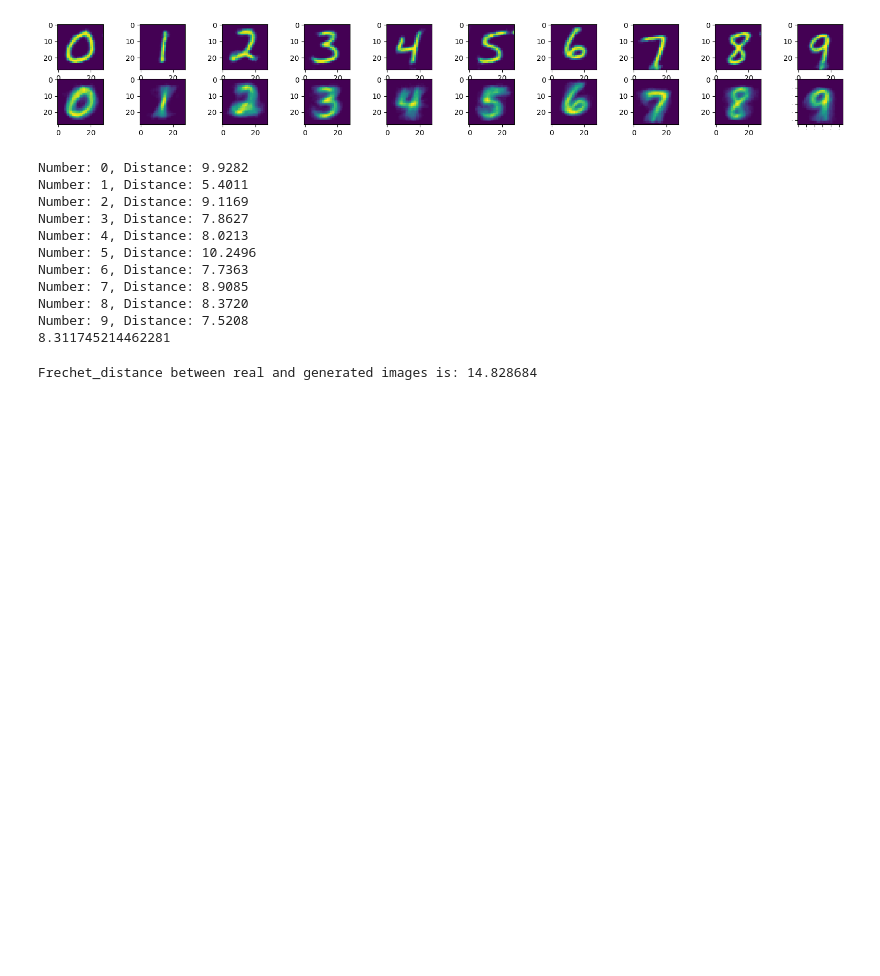
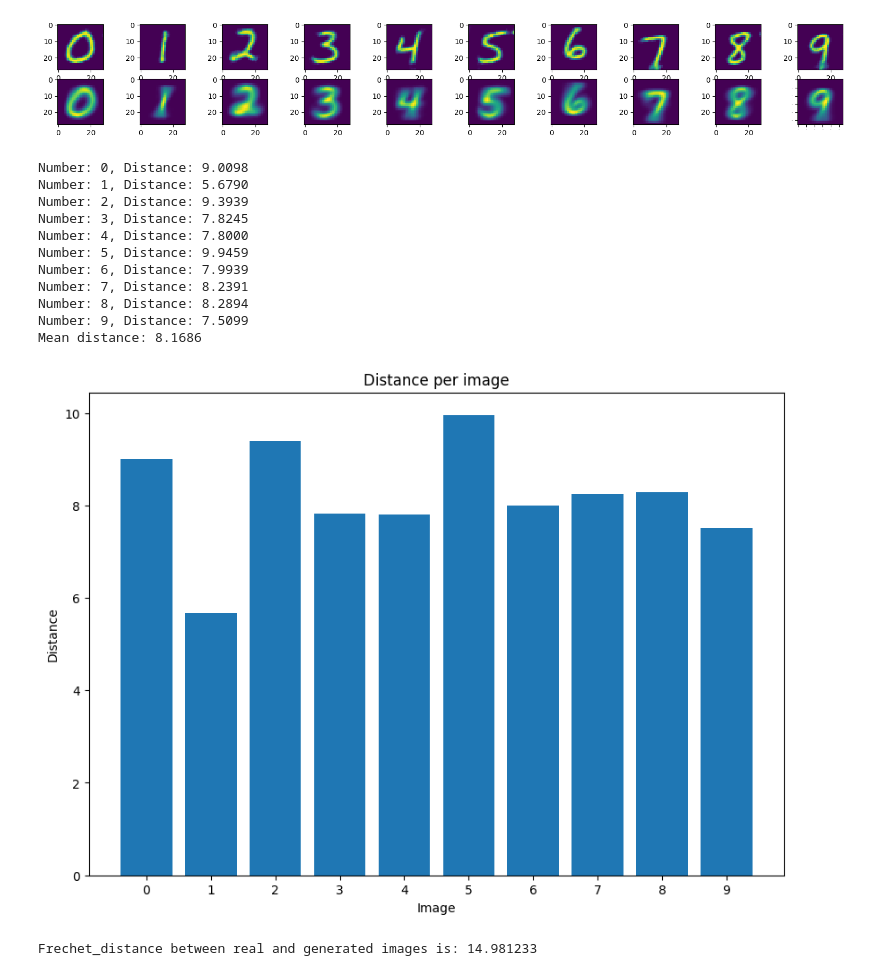
Before and after one commit to DimitrisMitroulis/NN-Projects, a Jupyter notebook: GANs/cond_gan(int)_pytorch_evalute.ipynb, the cells around one changed output. Saved outputs shown, nothing was run; the diff lists cells and outputs as text; code cells hidden in the pictures; blank space fills up the shorter version.

Commit message:
FID and mean distance working

```diff
--- a/GANs/cond_gan(int)_pytorch_evalute.ipynb
+++ b/GANs/cond_gan(int)_pytorch_evalute.ipynb
@@ -360,10 +344,9 @@ Generated 2000 samples
 #idea from here: https://liorsinai.github.io/coding/2022/12/29/denoising-diffusion-2-unet.html#mjx-eqn-eqFrechet
 #Calculate mean of real images
 random.seed(42)
-
+mnist_mean = []
 mnist_means = []
-samples = 50
-
+samples = 1000
 
 # convert dataset to numpy array
 test_array = np.array([(np.array(x), y) for x, y in test_loader.dataset])
@@ -381,13 +364,4 @@ for num in range(10):
   mnist_means.append(torch.from_numpy(number_mean))
 
 
-mnist_mean = torch.stack(mnist_means, dim=0)
+mnist_mean = (torch.stack(mnist_means, dim=0))
-# %%
-fig, axes = plt.subplots(nrows=1,ncols=10,figsize=(20,2.5))
-plt.axis('off')
-
-
-for i in range(len(mnist_mean[:])):
-  axes[i].imshow(mnist_mean[i][0])
-
-plt.show()
@@ -455,19 +426,35 @@ for i in range(len(fake_images_means[:])):
   %(i,distance.item()))
 
 # Print the distance
-print(sum(distances)/len(distances))
+print("Mean distance: %.4f"%
+      (sum(distances)/len(distances)))
 # %% [output]
-Number: 0, Distance: 9.9282
-Number: 1, Distance: 5.4011
-Number: 2, Distance: 9.1169
-Number: 3, Distance: 7.8627
-Number: 4, Distance: 8.0213
-Number: 5, Distance: 10.2496
-Number: 6, Distance: 7.7363
-Number: 7, Distance: 8.9085
-Number: 8, Distance: 8.3720
-Number: 9, Distance: 7.5208
-8.311745214462281
+Number: 0, Distance: 9.0098
+Number: 1, Distance: 5.6790
+Number: 2, Distance: 9.3939
+Number: 3, Distance: 7.8245
+Number: 4, Distance: 7.8000
+Number: 5, Distance: 9.9459
+Number: 6, Distance: 7.9939
+Number: 7, Distance: 8.2391
+Number: 8, Distance: 8.2894
+Number: 9, Distance: 7.5099
+Mean distance: 8.1686
+# %%
+fig, ax = plt.subplots(figsize=[10,6])
+
+ax.bar(range(len(distances)), distances)
+
+ax.set_xlabel('Image')
+ax.set_ylabel('Distance')
+ax.set_title('Distance per image')
+
+ax.set_xticks(range(len(distances)))
+ax.set_xticklabels(range(len(distances)))
+
+plt.show()
+# %% [output]
+[figure, added]
 # %%
 #model from here: https://github.com/erykml/medium_articles/blob/master/Computer%20Vision/lenet5_pytorch.ipynb
 class LeNet5(nn.Module):
@@ -559,4 +546,4 @@ frechet_distance = calculate_frechet_distance(mu1, cov1, mu2, cov2)
 print("Frechet_distance between real and generated images is: %.6f"
   %(frechet_distance))
 # %% [output]
-Frechet_distance between real and generated images is: 14.828684
+Frechet_distance between real and generated images is: 14.981233
```
Also changed, not shown: parts of 4 cells of this notebook.
